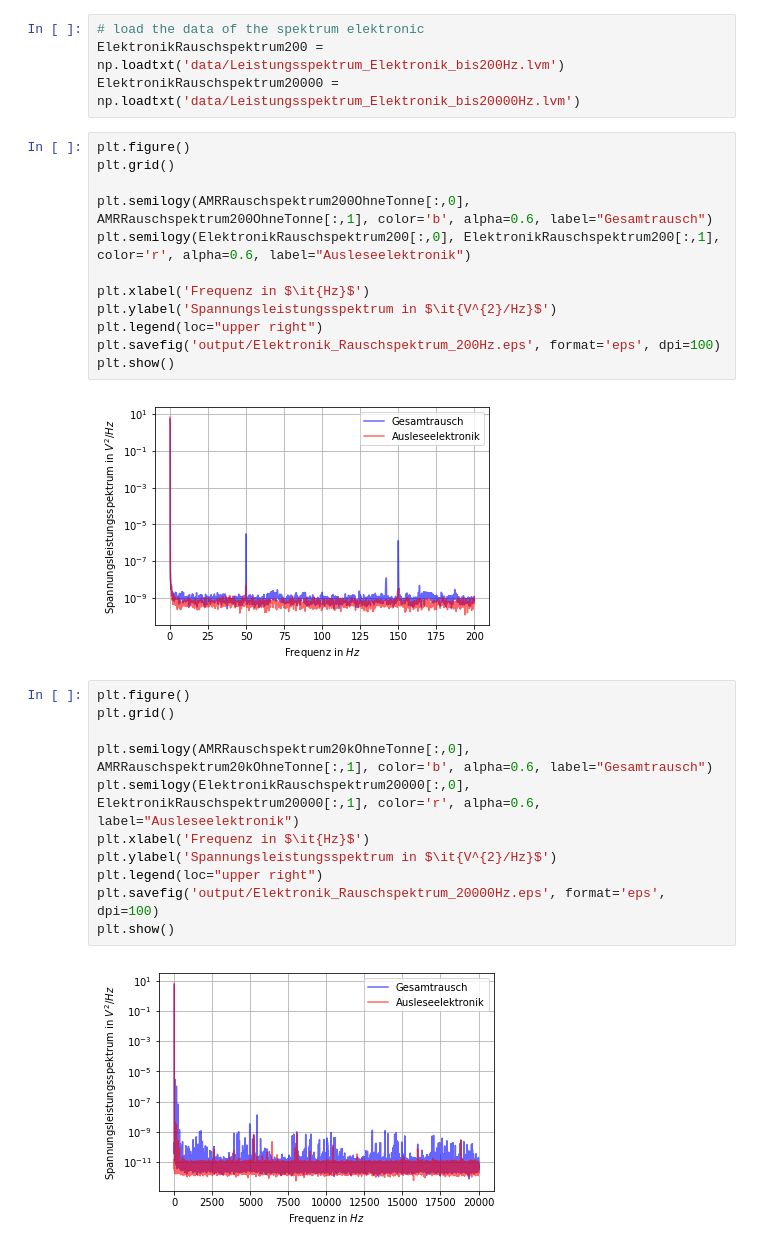
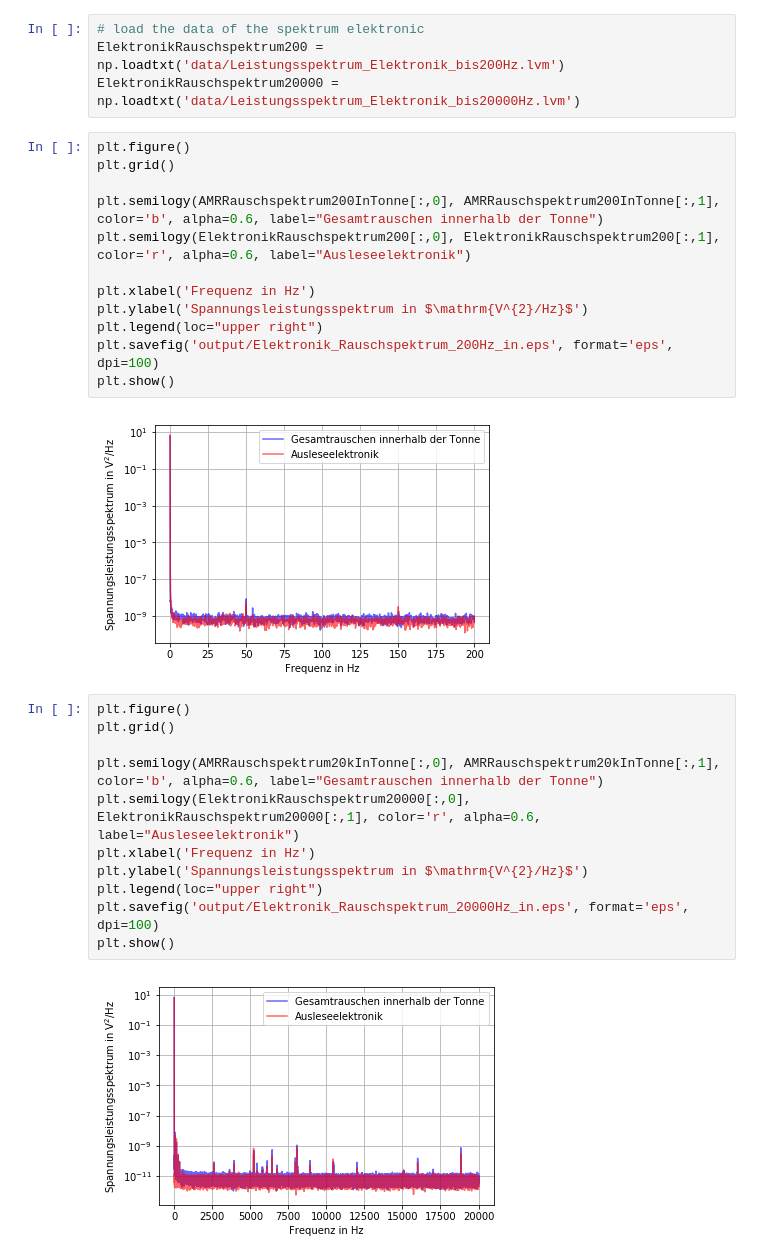
Before and after one commit to Acintya/sensorII_v6, a Jupyter notebook: AMR/AMR_Rauschspektrum.ipynb, the cells around one changed output. Drawn from its saved outputs; the diff is of its cells as text.

Commit message:
changed some format

```diff
--- a/AMR/AMR_Rauschspektrum.ipynb
+++ b/AMR/AMR_Rauschspektrum.ipynb
@@ -57,29 +57,29 @@ ElektronikRauschspektrum20000 = np.loadtxt('data/Leistungsspektrum_Elektronik_bi
 plt.figure()
 plt.grid()
 
-plt.semilogy(AMRRauschspektrum200OhneTonne[:,0], AMRRauschspektrum200OhneTonne[:,1], color='b', alpha=0.6, label="Gesamtrausch")
+plt.semilogy(AMRRauschspektrum200InTonne[:,0], AMRRauschspektrum200InTonne[:,1], color='b', alpha=0.6, label="Gesamtrauschen innerhalb der Tonne")
 plt.semilogy(ElektronikRauschspektrum200[:,0], ElektronikRauschspektrum200[:,1], color='r', alpha=0.6, label="Ausleseelektronik")
 
-plt.xlabel('Frequenz in $\it{Hz}$')
-plt.ylabel('Spannungsleistungsspektrum in $\it{V^{2}/Hz}$')
+plt.xlabel('Frequenz in Hz')
+plt.ylabel('Spannungsleistungsspektrum in $\mathrm{V^{2}/Hz}$')
 plt.legend(loc="upper right")
-plt.savefig('output/Elektronik_Rauschspektrum_200Hz.eps', format='eps', dpi=100)
+plt.savefig('output/Elektronik_Rauschspektrum_200Hz_in.eps', format='eps', dpi=100)
 plt.show()
 # %% [output]
-[figure, old version]
+[figure, new version]
 # %%
 plt.figure()
 plt.grid()
 
-plt.semilogy(AMRRauschspektrum20kOhneTonne[:,0], AMRRauschspektrum20kOhneTonne[:,1], color='b', alpha=0.6, label="Gesamtrausch")
+plt.semilogy(AMRRauschspektrum20kInTonne[:,0], AMRRauschspektrum20kInTonne[:,1], color='b', alpha=0.6, label="Gesamtrauschen innerhalb der Tonne")
 plt.semilogy(ElektronikRauschspektrum20000[:,0], ElektronikRauschspektrum20000[:,1], color='r', alpha=0.6, label="Ausleseelektronik")
-plt.xlabel('Frequenz in $\it{Hz}$')
-plt.ylabel('Spannungsleistungsspektrum in $\it{V^{2}/Hz}$')
+plt.xlabel('Frequenz in Hz')
+plt.ylabel('Spannungsleistungsspektrum in $\mathrm{V^{2}/Hz}$')
 plt.legend(loc="upper right")
-plt.savefig('output/Elektronik_Rauschspektrum_20000Hz.eps', format='eps', dpi=100)
+plt.savefig('output/Elektronik_Rauschspektrum_20000Hz_in.eps', format='eps', dpi=100)
 plt.show()
 # %% [output]
-[figure, old version]
+[figure, new version]
 # %%
 print("AMR 20kHz in the ton", np.sqrt(np.mean(AMRRauschspektrum20kInTonne[:,1])) * 1000 / 75)
 print("AMR 20kHz outside the ton", np.sqrt(np.mean(AMRRauschspektrum20kOhneTonne[:,1])) * 1000 / 75)
```
Also changed, not shown: parts of 6 cells of this notebook, 21 other files.
